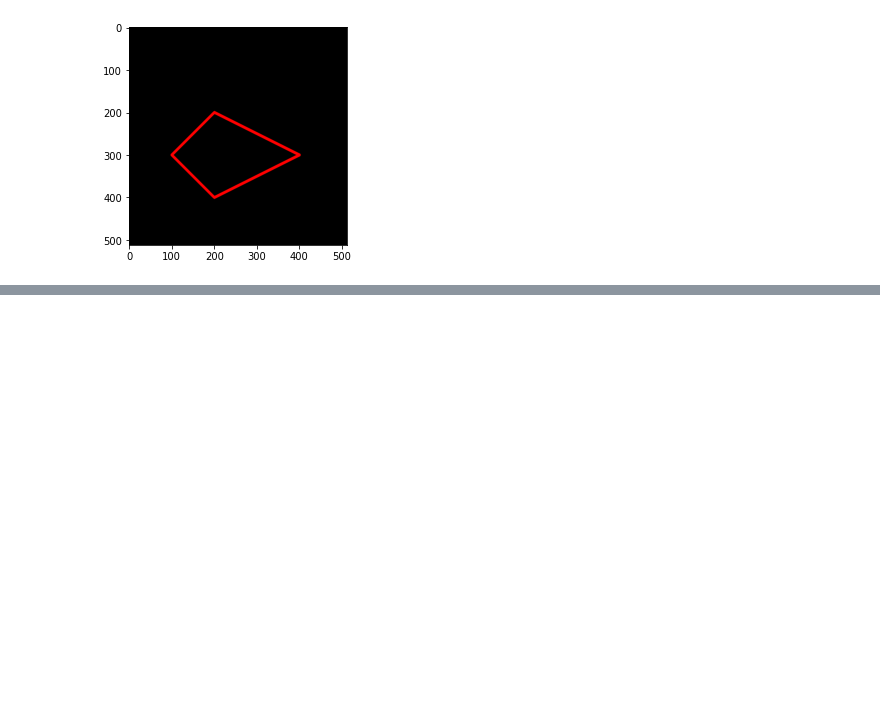
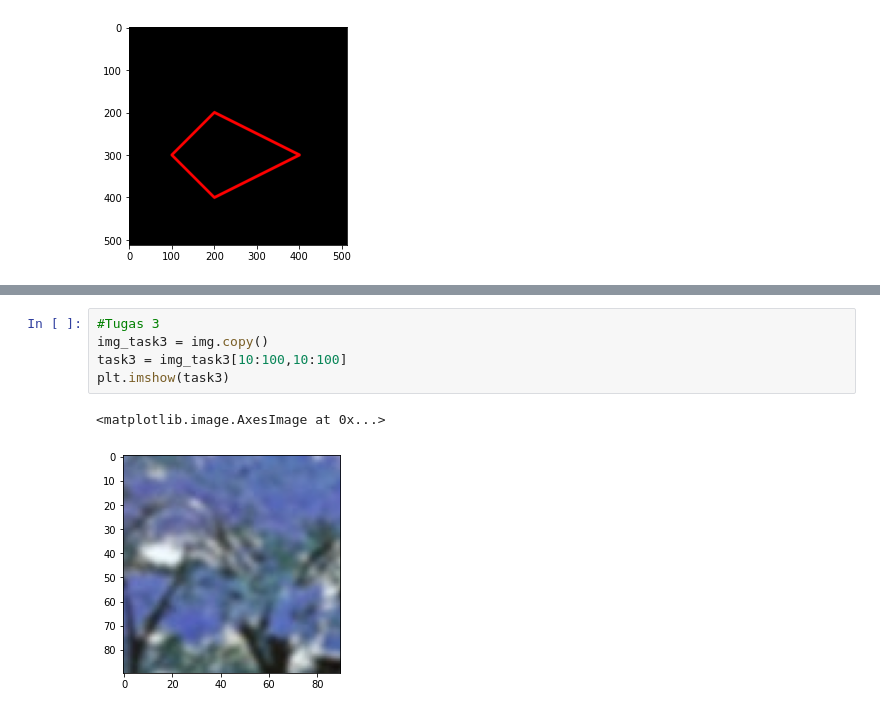
Before and after one commit to fajarpw/PCVK_Genap_2021, a Jupyter notebook: Week2.ipynb, the cells around one changed output, grey strips where cells are left out. Saved outputs shown, nothing was run; the diff lists cells and outputs as text; blank space fills up the shorter version.

```diff
--- a/Week2.ipynb
+++ b/Week2.ipynb
@@ -131,0 +165,8 @@ plt.imshow(black_img2)
+# %%
+#Tugas 3
+img_task3 = img.copy()
+task3 = img_task3[10:100,10:100]
+plt.imshow(task3)
+# %% [output]
+<matplotlib.image.AxesImage at 0x...>
+[figure, added]
```
Also changed, not shown: parts of 9 cells of this notebook.
